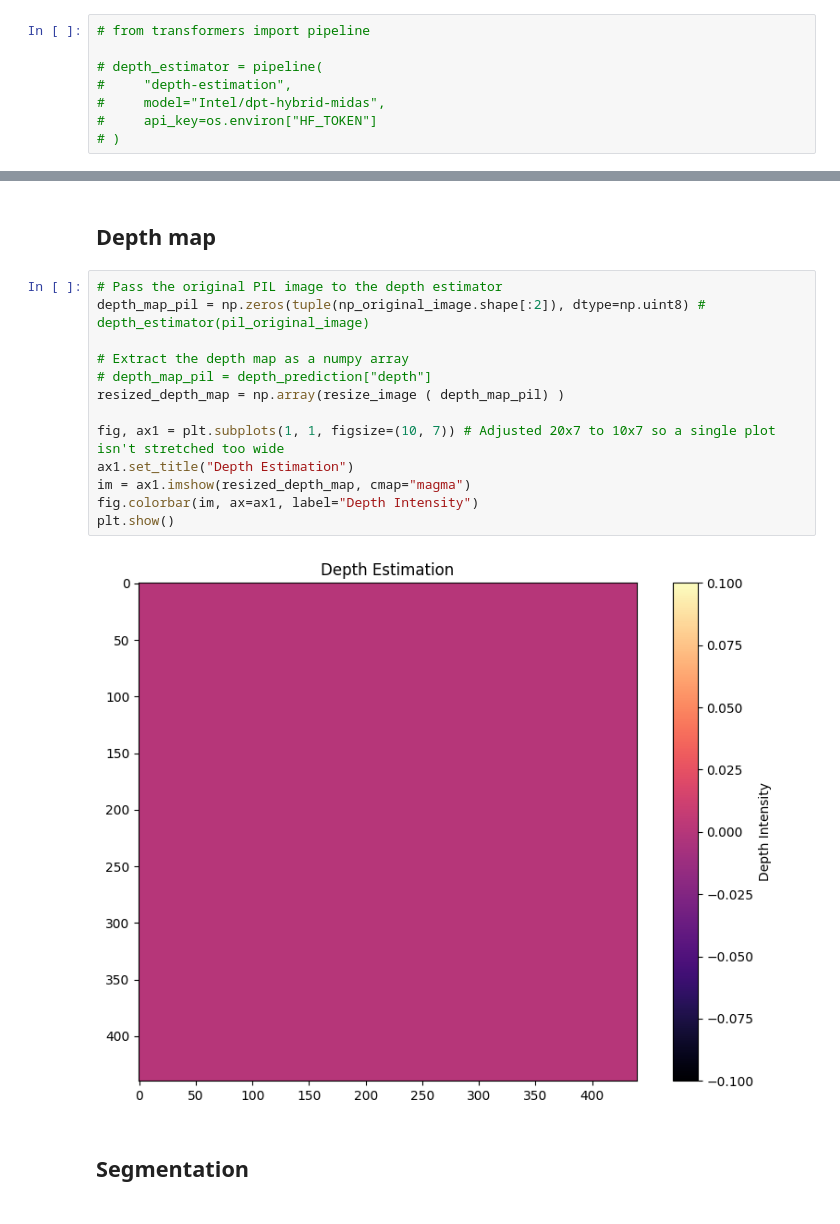
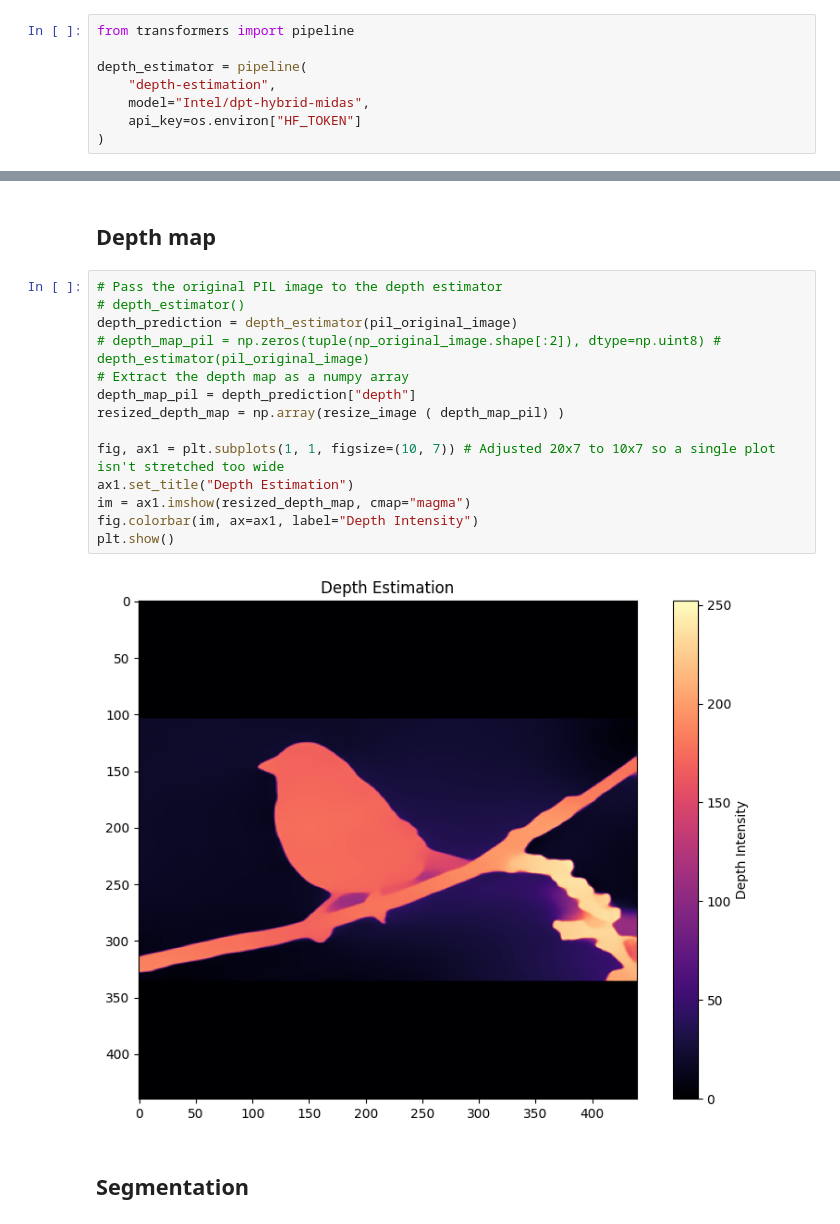
Before and after one commit to SimonMeersschaut/paint-bot, a Jupyter notebook: src/stroke_generation.ipynb, the cells around one changed output, grey strips where cells are left out. Saved outputs shown, nothing was run; the diff lists cells and outputs as text.

```diff
--- a/src/stroke_generation.ipynb
+++ b/src/stroke_generation.ipynb
@@ -62,13 +62,13 @@ def resize_image_ndarray(image_array: np.ndarray) -> np.ndarray:
 import os
 import matplotlib.pyplot as plt
 # %%
-# from transformers import pipeline
+from transformers import pipeline
 
-# depth_estimator = pipeline(
-#     "depth-estimation",
-#     model="Intel/dpt-hybrid-midas",
-#     api_key=os.environ["HF_TOKEN"]
-# )
+depth_estimator = pipeline(
+    "depth-estimation",
+    model="Intel/dpt-hybrid-midas",
+    api_key=os.environ["HF_TOKEN"]
+)
 # %%
 # from ultralytics import YOLO
 # model = YOLO("stroke_generation/yolo11x-seg.pt")
@@ -120,19 +120,20 @@ plt.show()
 ## Depth map
 # %%
 # Pass the original PIL image to the depth estimator
-depth_map_pil = np.zeros(tuple(np_original_image.shape[:2]), dtype=np.uint8) # depth_estimator(pil_original_image)
-
+# depth_estimator()
+depth_prediction = depth_estimator(pil_original_image)
+# depth_map_pil = np.zeros(tuple(np_original_image.shape[:2]), dtype=np.uint8) # depth_estimator(pil_original_image)
 # Extract the depth map as a numpy array
-# depth_map_pil = depth_prediction["depth"]
+depth_map_pil = depth_prediction["depth"]
 resized_depth_map = np.array(resize_image ( depth_map_pil) )
 
 fig, ax1 = plt.subplots(1, 1, figsize=(10, 7)) # Adjusted 20x7 to 10x7 so a single plot isn't stretched too wide
 ax1.set_title("Depth Estimation")
 im = ax1.imshow(resized_depth_map, cmap="magma")
 fig.colorbar(im, ax=ax1, label="Depth Intensity")
 plt.show()
 # %% [output]
-[figure, old version]
+[figure, new version]
 # %% [markdown]
 ## Segmentation
 # %%
```
Also changed, not shown: 11 other files.
